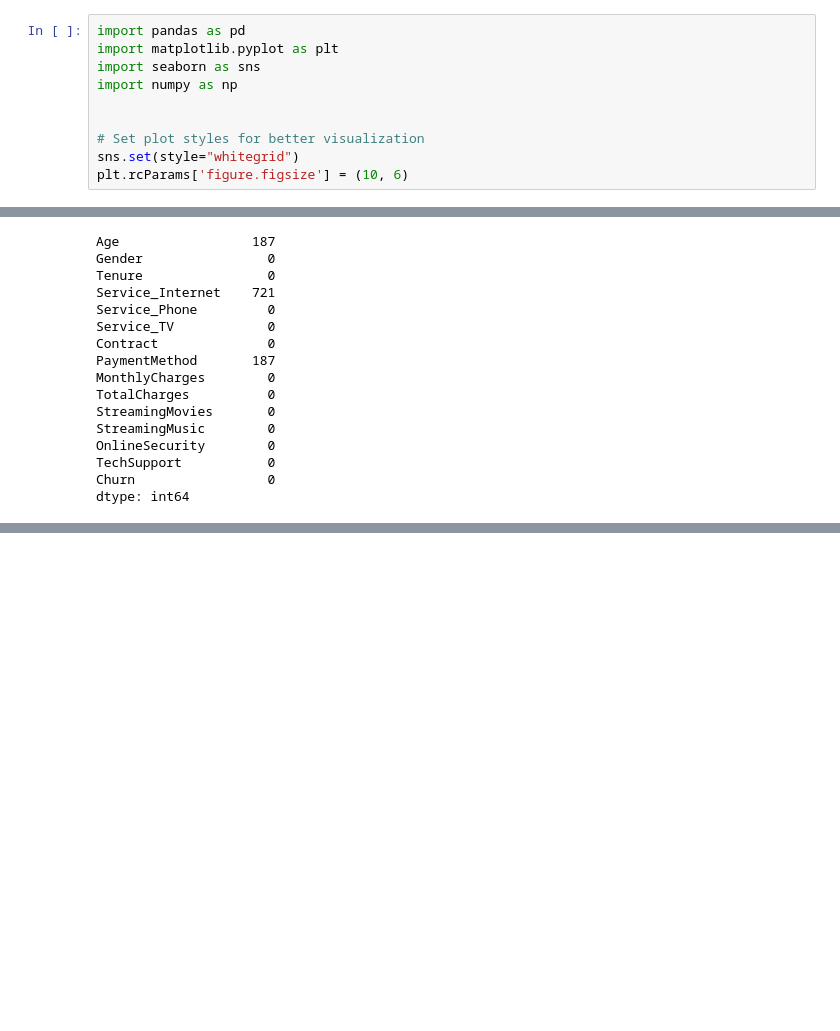
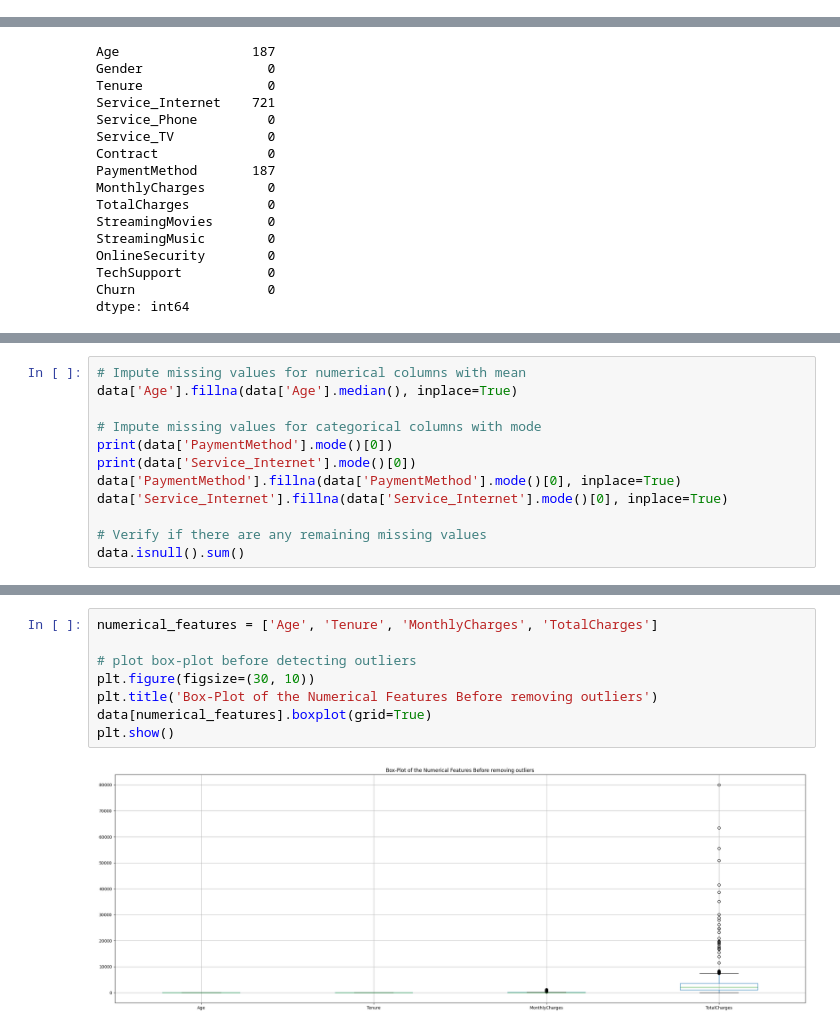
Before and after one commit to Sahil101202/MachineLearning, a Jupyter notebook: src/01.ipynb, the cells around one changed output, grey strips where cells are left out. Drawn from its saved outputs; the diff is of its cells as text; blank space fills up the shorter version.

```diff
--- a/src/01.ipynb
+++ b/src/01.ipynb
@@ -1,12 +1,2 @@
 # %% [markdown]
 ## Libraries
-# %%
-import pandas as pd
-import matplotlib.pyplot as plt
-import seaborn as sns
-import numpy as np
-
-
-# Set plot styles for better visualization
-sns.set(style="whitegrid")
-plt.rcParams['figure.figsize'] = (10, 6)
@@ -109,0 +128,12 @@ dtype: int64
+# %%
+# Impute missing values for numerical columns with mean
+data['Age'].fillna(data['Age'].median(), inplace=True)
+
+# Impute missing values for categorical columns with mode
+print(data['PaymentMethod'].mode()[0])
+print(data['Service_Internet'].mode()[0])
+data['PaymentMethod'].fillna(data['PaymentMethod'].mode()[0], inplace=True)
+data['Service_Internet'].fillna(data['Service_Internet'].mode()[0], inplace=True)
+
+# Verify if there are any remaining missing values
+data.isnull().sum()
@@ -109,0 +177,10 @@ dtype: int64
+# %%
+numerical_features = ['Age', 'Tenure', 'MonthlyCharges', 'TotalCharges']
+
+# plot box-plot before detecting outliers
+plt.figure(figsize=(30, 10))
+plt.title('Box-Plot of the Numerical Features Before removing outliers')
+data[numerical_features].boxplot(grid=True)
+plt.show()
+# %% [output]
+[figure, added]
```
Also changed, not shown: parts of 15 cells of this notebook, 8 other files.
